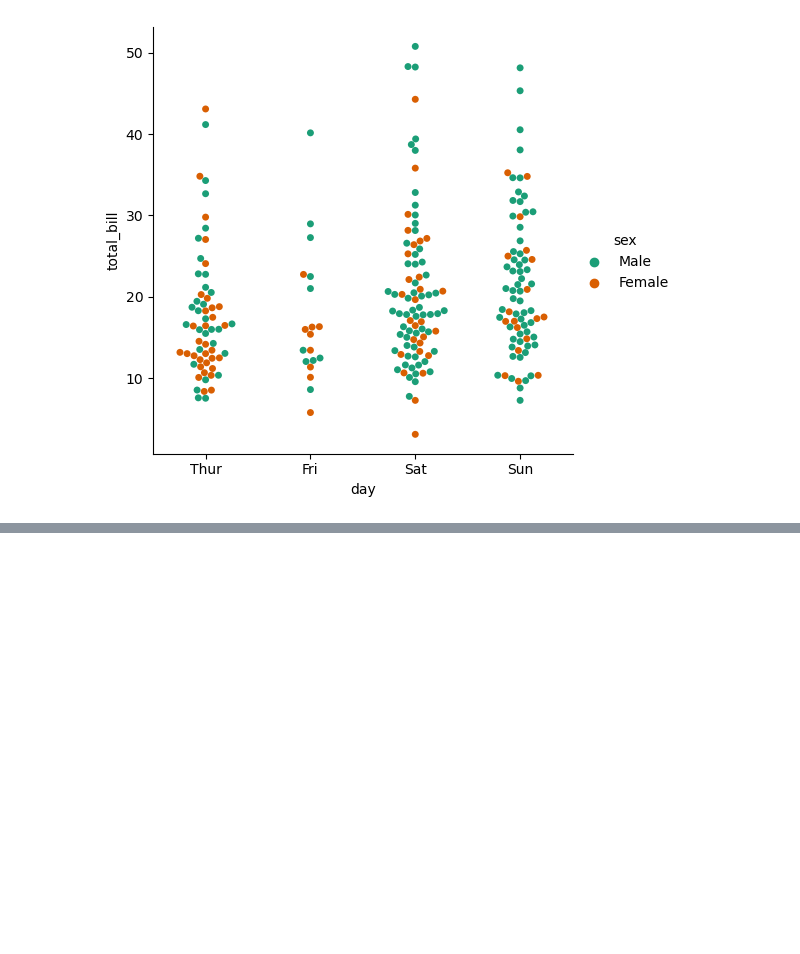
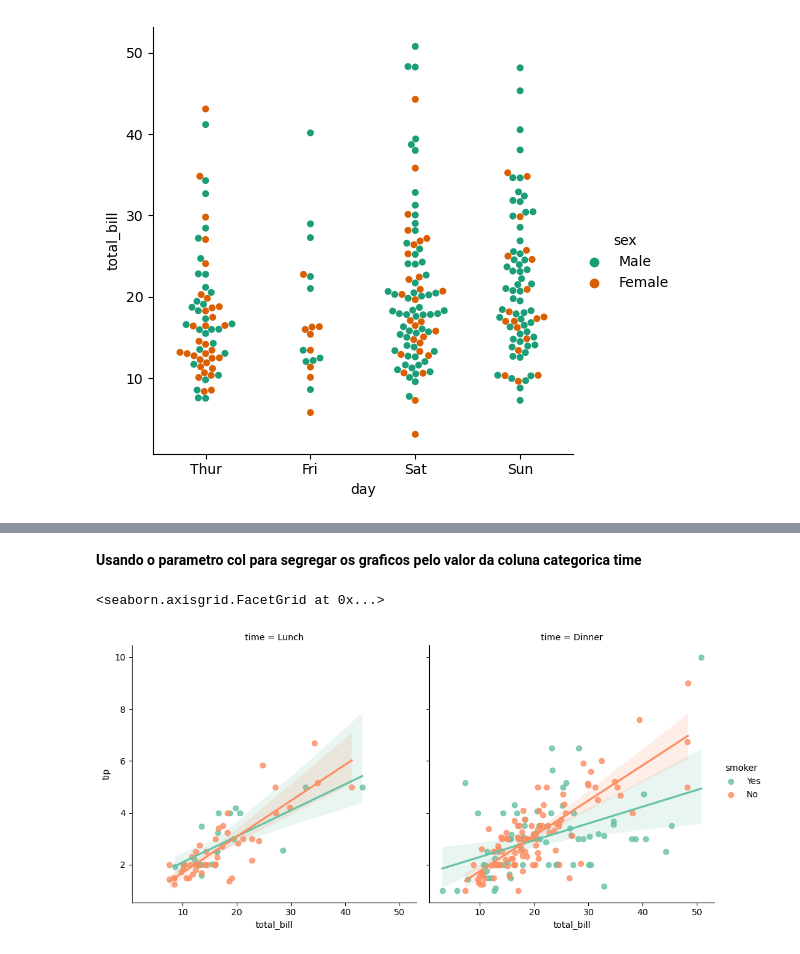
Before and after one commit to Kouta-22/Pratices_DataScience, a Jupyter notebook: visualizacao_de_dados/aula03.ipynb, the cells around one changed output, grey strips where cells are left out. Drawn from its saved outputs; the diff is of its cells as text; code cells hidden in the pictures; blank space fills up the shorter version.

```diff
--- a/visualizacao_de_dados/aula03.ipynb
+++ b/visualizacao_de_dados/aula03.ipynb
@@ -190,0 +225,7 @@ sns.catplot(x="day",y="total_bill",hue="sex", kind='swarm',palette="Dark2",data=
+# %% [markdown]
+__Usando o parametro col para segregar os graficos pelo valor da coluna categorica time__
+# %%
+sns.lmplot(x="total_bill",y="tip", hue="smoker",col="time",palette="Set2",data=df_tips)
+# %% [output]
+<seaborn.axisgrid.FacetGrid at 0x...>
+[figure, added]
```
Also changed, not shown: parts of 11 cells of this notebook.
